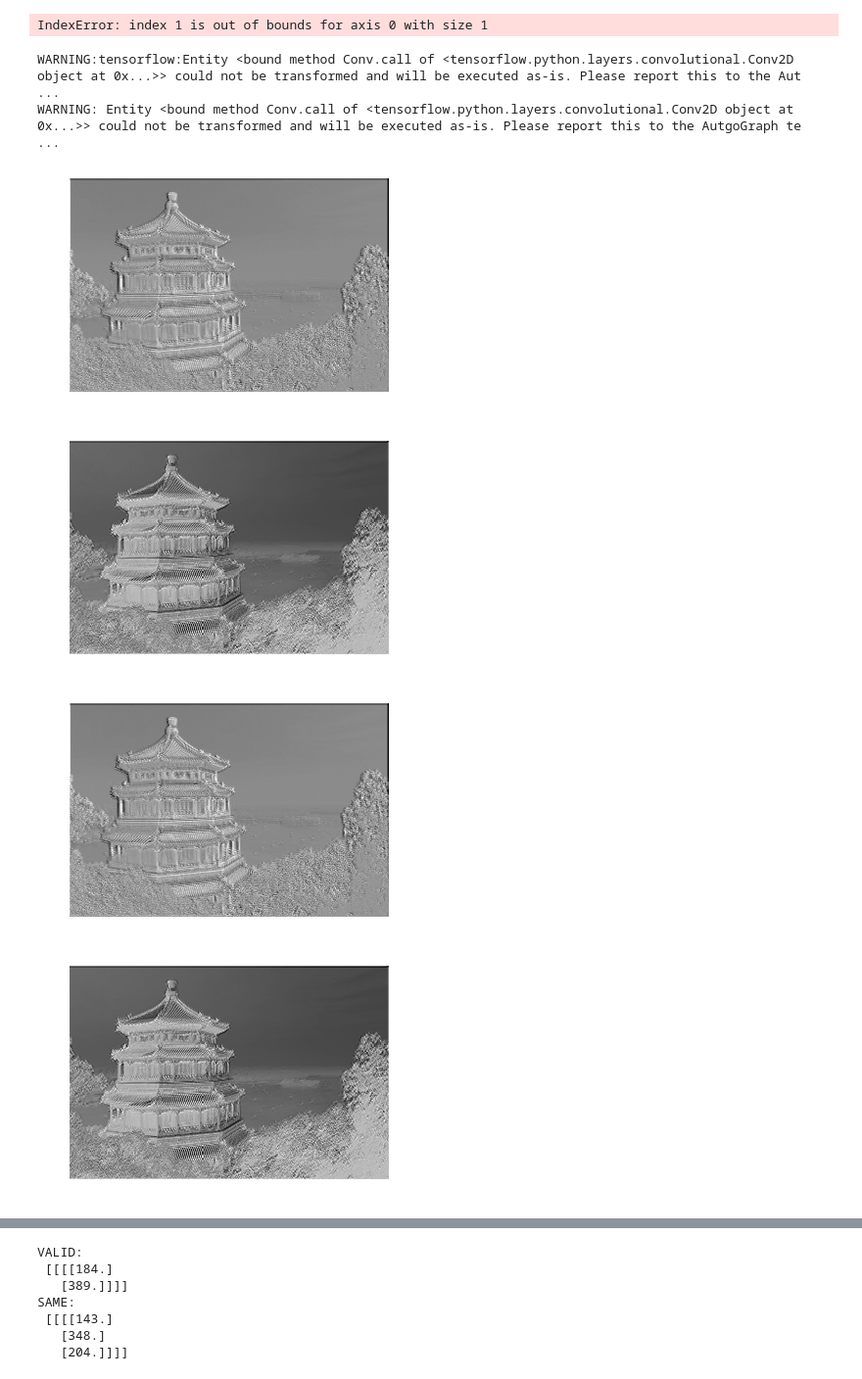
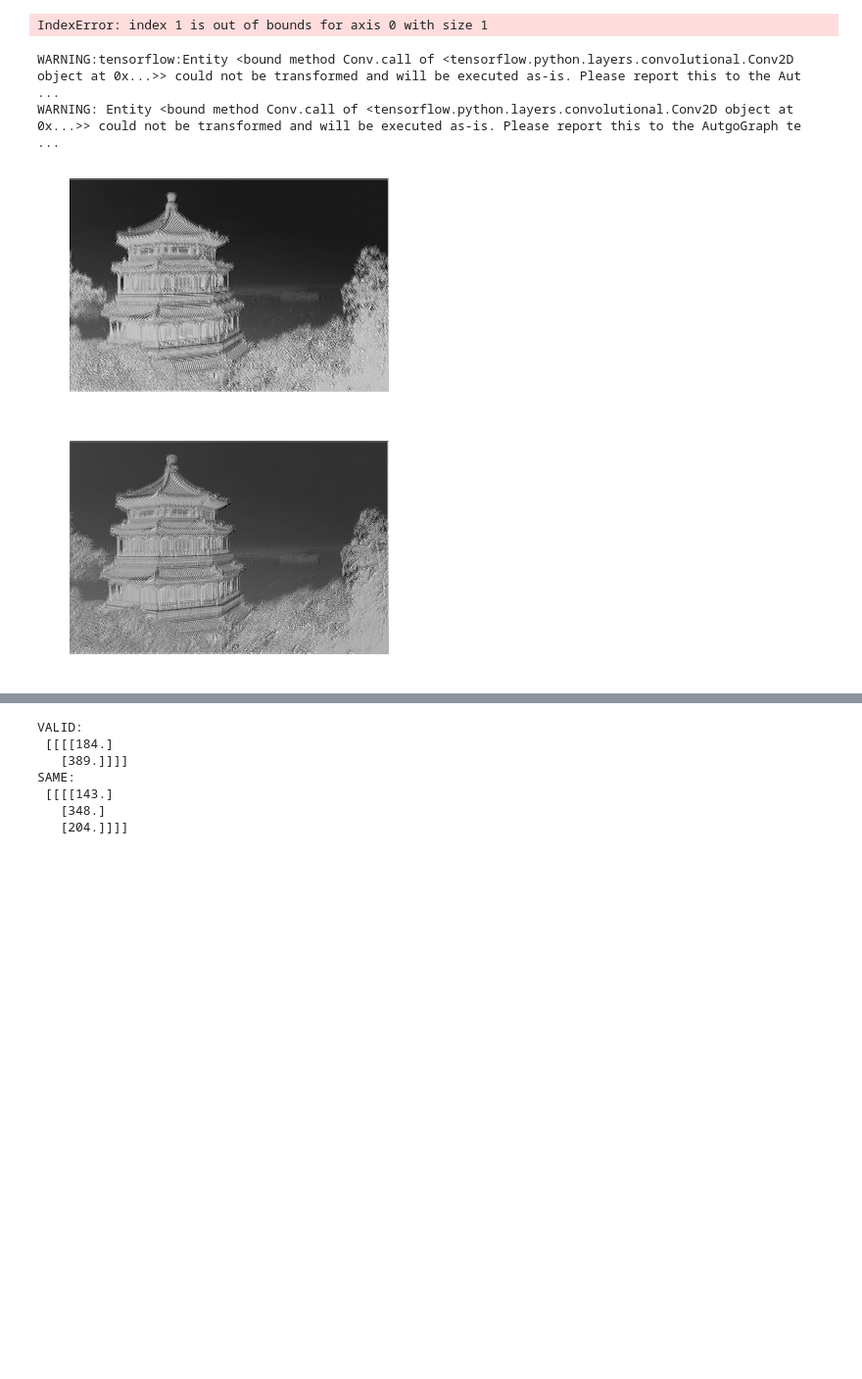
Before and after one commit to AnaumRiaz/MachineLearning, a Jupyter notebook: Chapter13.ipynb, the cells around one changed output, grey strips where cells are left out. Shown at 98% size. Saved outputs shown, nothing was run; the diff lists cells and outputs as text; code cells hidden in the pictures; blank space fills up the shorter version.

```diff
--- a/Chapter13.ipynb
+++ b/Chapter13.ipynb
@@ -57,30 +57,27 @@ IndexError: index 1 is out of bounds for axis 0 with size 1
 # %%
 #using tf.layers.conv2d():
 
 tf.reset_default_graph()
 
 china = load_sample_image("china.jpg")
 china_ds = np.array(china, dtype=np.float32).reshape(1,427,640,3)
 batch_size, height, width, channels = china_ds.shape
 
 X = tf.placeholder(shape=(None, height, width, channels), dtype=tf.float32)   #(None, height, width, channels)
 conv = tf.layers.conv2d(X, filters=2, kernel_size=7, strides=[2,2], padding="SAME")
 
 init = tf.global_variables_initializer()
 
 
 with tf.Session() as sess:
     init.run()
     output = sess.run(conv, feed_dict={X: china_ds})
 
-
-    for feature_map_index in (0, 1):
-        plot_image(output[image_index, :, :, feature_map_index])
+for feature_map_index in (0, 1):
+        plot_image(output[0, :, :, feature_map_index])
         plt.show()
 # %% [output]
 WARNING:tensorflow:Entity <bound method Conv.call of <tensorflow.python.layers.convolutional.Conv2D object at 0x...>> could not be transformed and will be executed as-is. Please report this to the Aut ...
 WARNING: Entity <bound method Conv.call of <tensorflow.python.layers.convolutional.Conv2D object at 0x...>> could not be transformed and will be executed as-is. Please report this to the AutgoGraph te ...
-[figure, old version]
+[figure, new version]
-[figure, old version]
+[figure, new version]
-[figure, removed]
-[figure, removed]
```
Also changed, not shown: parts of 21 cells of this notebook, 2 other files.
